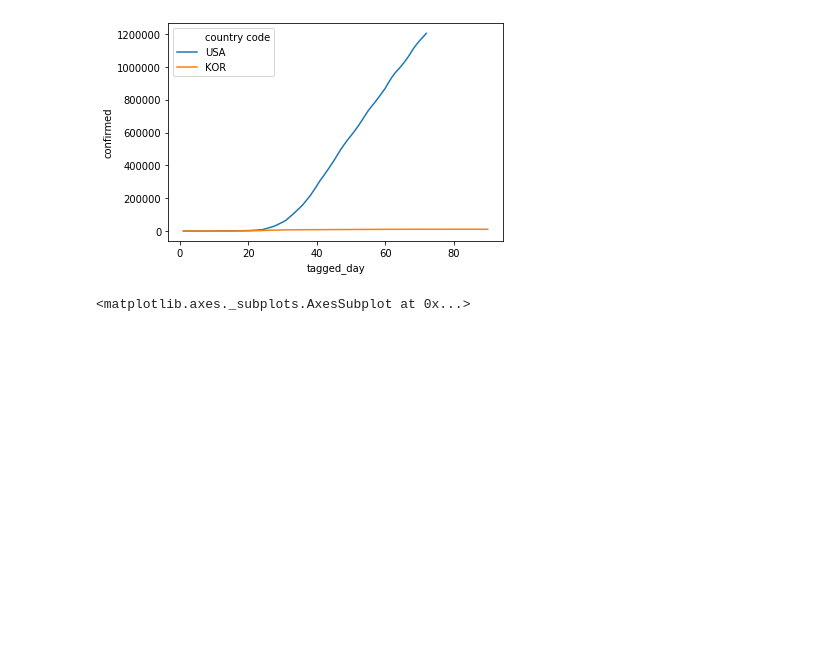
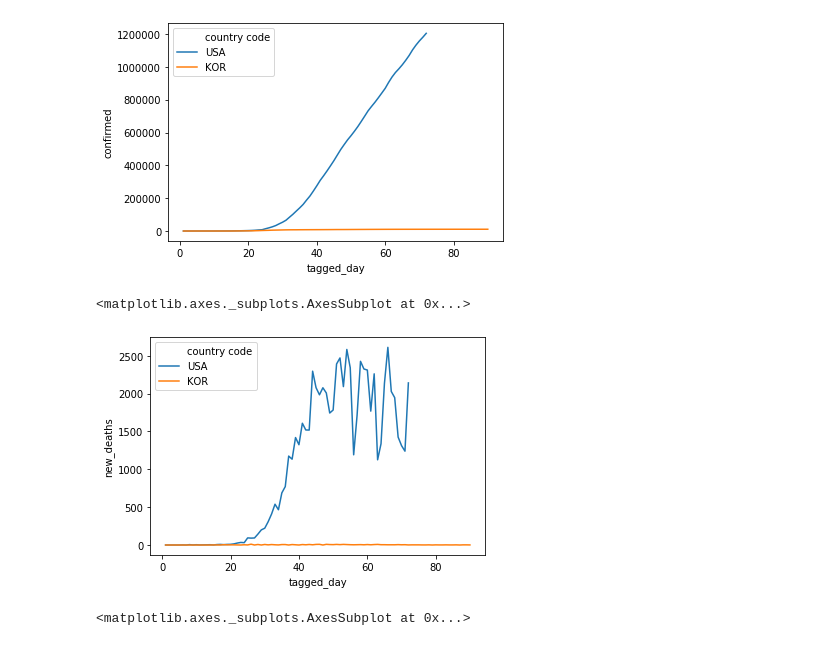
Before and after one commit to kd91/Modeling-of-COVID-19-testing-deaths, a Jupyter notebook: HS630_Final_Report_COVID-19_Testing_Density.ipynb, the cells around one changed output. Saved outputs shown, nothing was run; the diff lists cells and outputs as text; code cells hidden in the pictures; blank space fills up the shorter version.

```diff
--- a/HS630_Final_Report_COVID-19_Testing_Density.ipynb
+++ b/HS630_Final_Report_COVID-19_Testing_Density.ipynb
@@ -353,6 +334,11 @@ sns.lineplot(x='tagged_day', y='confirmed', data = df3, hue='country code')
 # %% [output]
 <matplotlib.axes._subplots.AxesSubplot at 0x...>
 [figure]
+# %%
+sns.lineplot(x='tagged_day', y='new_deaths', data = df3, hue='country code')
+# %% [output]
+<matplotlib.axes._subplots.AxesSubplot at 0x...>
+[figure, added]
 # %%
 sns.lineplot(x='tagged_day', y='deaths', data = df3, hue='country code')
 # %% [output]
```
Also changed, not shown: parts of 10 cells of this notebook.
